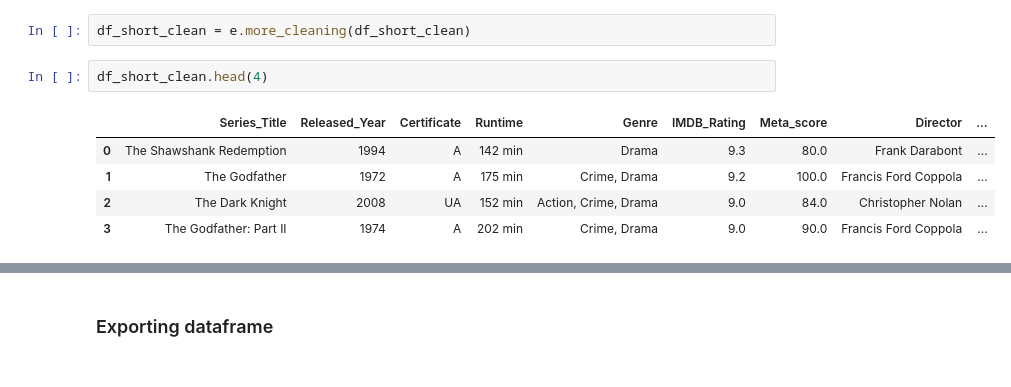
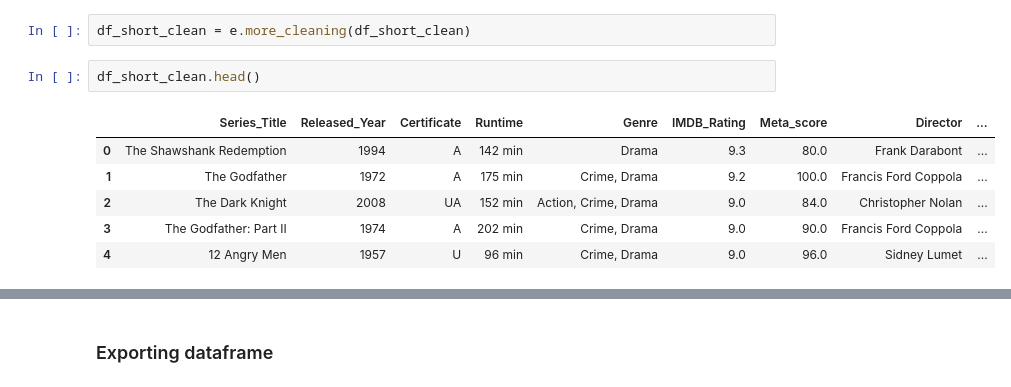
Before and after one commit to julistary/pipelines_project, a Jupyter notebook: main.ipynb, the cells around one changed output, grey strips where cells are left out. Saved outputs shown, nothing was run; the diff lists cells and outputs as text.

```diff
--- a/main.ipynb
+++ b/main.ipynb
@@ -68,10 +68,11 @@ df_short_clean = e.enriching(df, df_short, dict_)
 # %%
 df_short_clean = e.more_cleaning(df_short_clean)
 # %%
-df_short_clean.head(4)
+df_short_clean.head()
 # %% [output]
 |  | Series_Title | Released_Year | Certificate | Runtime | Genre | IMDB_Rating | Meta_score | Director | ... |
 | 0 | The Shawshank Redemption | 1994 | A | 142 min | Drama | 9.3 | 80.0 | Frank Darabont | ... |
 | 1 | The Godfather | 1972 | A | 175 min | Crime, Drama | 9.2 | 100.0 | Francis Ford Coppola | ... |
 | 2 | The Dark Knight | 2008 | UA | 152 min | Action, Crime, Drama | 9.0 | 84.0 | Christopher Nolan | ... |
 | 3 | The Godfather: Part II | 1974 | A | 202 min | Crime, Drama | 9.0 | 90.0 | Francis Ford Coppola | ... |
+| 4 | 12 Angry Men | 1957 | U | 96 min | Crime, Drama | 9.0 | 96.0 | Sidney Lumet | ... |
```
Also changed, not shown: parts of 4 cells of this notebook, 15 other files.
